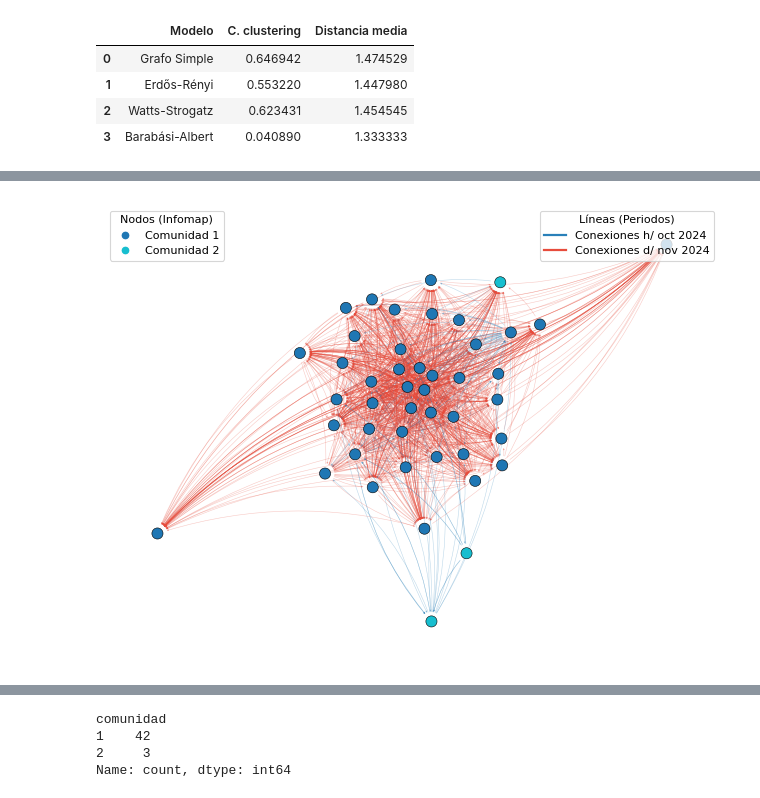
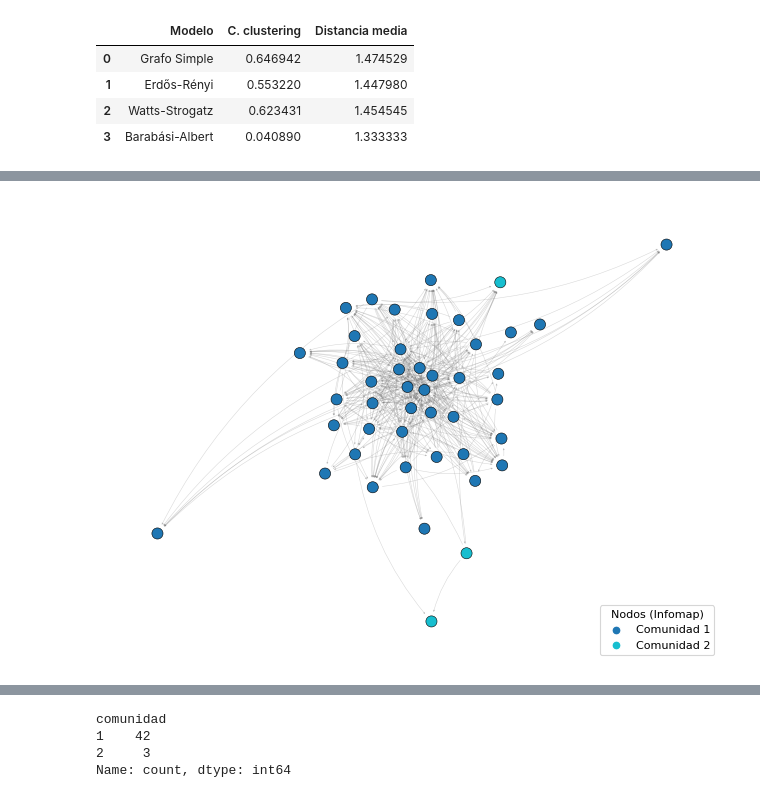
Before and after one commit to sofiscaiano/credit_risk_network, a Jupyter notebook: grafos_downgrades.ipynb, the cells around one changed output, grey strips where cells are left out. Cells and saved outputs as stored; diff of their text form; code cells hidden in the pictures.

```diff
--- a/grafos_downgrades.ipynb
+++ b/grafos_downgrades.ipynb
@@ -455,13 +379,10 @@ Número de comunidades: 4
 # %%
-import networkx as nx
-from infomap import Infomap
-
 # 2. Calcular el umbral (ej: dejar solo el 25% de las aristas más fuertes)
 pesos = [data['weight'] for u, v, data in G_simple.edges(data=True)]
 umbral_corte = np.percentile(pesos, 75)  # Ajustá este percentil (75, 80, 90...)
 print(f"Umbral de corte seleccionado: {umbral_corte}")
 
-# 3. Crear el verdadero G_dirigido filtrado
+# 3. Crear el G_dirigido filtrado
 G_aux = nx.DiGraph()
 for u, v, data in G_simple.edges(data=True):
     if data['weight'] >= umbral_corte:
@@ -472,7 +393,7 @@ print(f"Aristas post-filtro: {G_aux.number_of_edges()}")
 
 # 2. Inicializar Infomap para un grafo dirigido estándar
 # Ya no necesitamos el parámetro --multilayer
-im = Infomap("--directed --teleportation-probability 0.05")
+im = Infomap("--directed")# --teleportation-probability 0.05")
 
 # 3. Mapear los nodos a IDs enteros
 node_to_idx = {node: idx for idx, node in enumerate(G_aux.nodes())}
@@ -557,50 +478,36 @@ nx.draw_networkx_nodes(
 
 # Dibujamos las aristas exactamente con tus parámetros y colores originales
 nx.draw_networkx_edges(
-    G_multi,
+    G_aux,
     pos_multi,          # <--- Reutilizado
-    edge_color=edge_colors, # <--- Reutilizado
+    edge_color='grey',
     width=0.5,
     alpha=0.3,
     arrowsize=3,
     connectionstyle="arc3,rad=0.15",
 )
 
 # =====================================================================
 # LEYENDAS COMBINADAS (Periodos de Aristas + Comunidades de Nodos)
 # =====================================================================
-# 1. Leyenda de aristas (Tu lógica original)
-proxies_aristas = [
-    plt.Line2D([0], [0], color="#2980b9", lw=2),
-    plt.Line2D([0], [0], color="#e74c3c", lw=2),
-]
-leyenda_aristas = plt.legend(
-    proxies_aristas,
-    ["Conexiones h/ oct 2024", "Conexiones d/ nov 2024"],
-    loc="upper right",
-    frameon=True,
-    fontsize=10,
-    title="Líneas (Periodos)"
-)
-plt.gca().add_artist(leyenda_aristas) # Fijamos la primera leyenda para que no se sobreescriba
 
 # 2. Leyenda de comunidades (Nodos)
 proxies_nodos = [
     plt.Line2D([0], [0], marker='o', color='w', markerfacecolor=color_comunidad_map[com], markersize=8)
     for com in comunidades_unicas
 ]
 plt.legend(
     proxies_nodos,
     [f"Comunidad {com}" for com in comunidades_unicas],
-    loc="upper left",
+    loc="lower right",
     frameon=True,
     fontsize=10,
     title="Nodos (Infomap)"
 )
 
 plt.axis("off")
 plt.tight_layout()
 plt.savefig("network_comunidades_y_épocas.png", bbox_inches="tight", dpi=300)
 plt.show()
 # %% [output]
-[figure, old version]
+[figure, new version]
```
Also changed, not shown: parts of 22 cells of this notebook, 3 other files.
